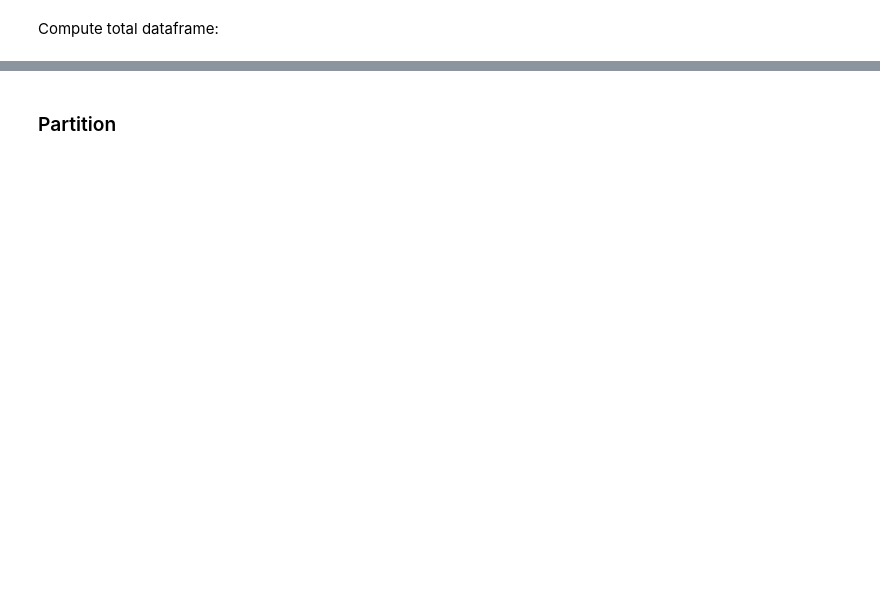
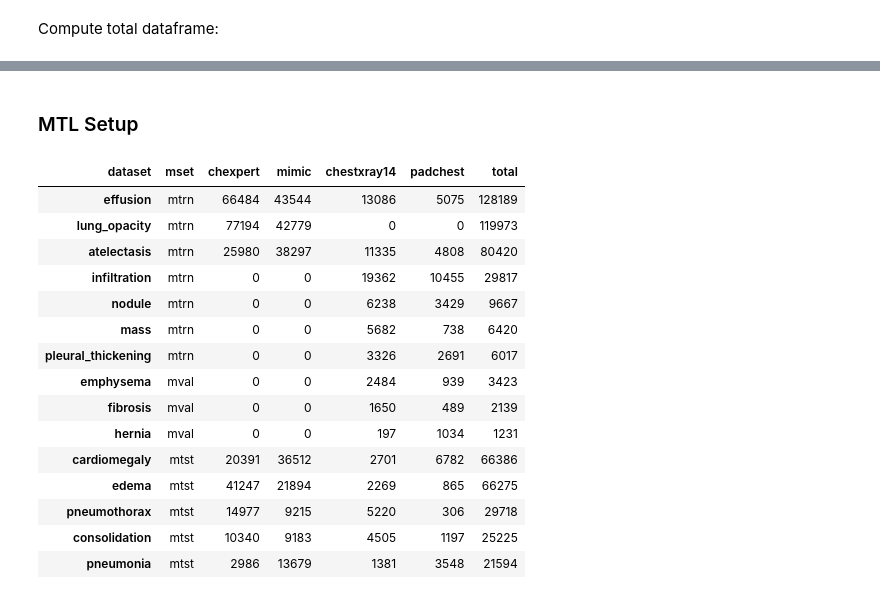
Before and after one commit to richardtml/metachest-dev, a Jupyter notebook: mtl_complete.ipynb, the cells around one changed output, grey strips where cells are left out. Saved outputs shown, nothing was run; the diff lists cells and outputs as text; code cells hidden in the pictures; blank space fills up the shorter version.

```diff
--- a/mtl_complete.ipynb
+++ b/mtl_complete.ipynb
@@ -60,9 +117,26 @@ total_df.T.iloc[::-1]
-# %% [markdown]
-### Partition
+# %% [markdown]
+### MTL Setup
 # %%
-mtrn, mval, mtst = MCLASSES.values()
-mset = total_df[mtrn + mval + mtst].T
+mtrn, mval, mtst = mclasses.values()
 mset_vals = ['mtrn'] * len(mtrn) + ['mval'] * len(mval) + ['mtst'] * len(mtst)
-mset.insert(0, 'mset', mset_vals)
-mset
+mset_df = total_df[mtrn + mval + mtst].T
+mset_df.insert(0, 'mset', mset_vals)
+mset_df
+# %% [output]
+| dataset | mset | chexpert | mimic | chestxray14 | padchest | total |
+| effusion | mtrn | 66484 | 43544 | 13086 | 5075 | 128189 |
+| lung_opacity | mtrn | 77194 | 42779 | 0 | 0 | 119973 |
+| atelectasis | mtrn | 25980 | 38297 | 11335 | 4808 | 80420 |
+| infiltration | mtrn | 0 | 0 | 19362 | 10455 | 29817 |
+| nodule | mtrn | 0 | 0 | 6238 | 3429 | 9667 |
+| mass | mtrn | 0 | 0 | 5682 | 738 | 6420 |
+| pleural_thickening | mtrn | 0 | 0 | 3326 | 2691 | 6017 |
+| emphysema | mval | 0 | 0 | 2484 | 939 | 3423 |
+| fibrosis | mval | 0 | 0 | 1650 | 489 | 2139 |
+| hernia | mval | 0 | 0 | 197 | 1034 | 1231 |
+| cardiomegaly | mtst | 20391 | 36512 | 2701 | 6782 | 66386 |
+| edema | mtst | 41247 | 21894 | 2269 | 865 | 66275 |
+| pneumothorax | mtst | 14977 | 9215 | 5220 | 306 | 29718 |
+| consolidation | mtst | 10340 | 9183 | 4505 | 1197 | 25225 |
+| pneumonia | mtst | 2986 | 13679 | 1381 | 3548 | 21594 |
 # %%
```
Also changed, not shown: parts of 16 cells of this notebook, 4 other files.
